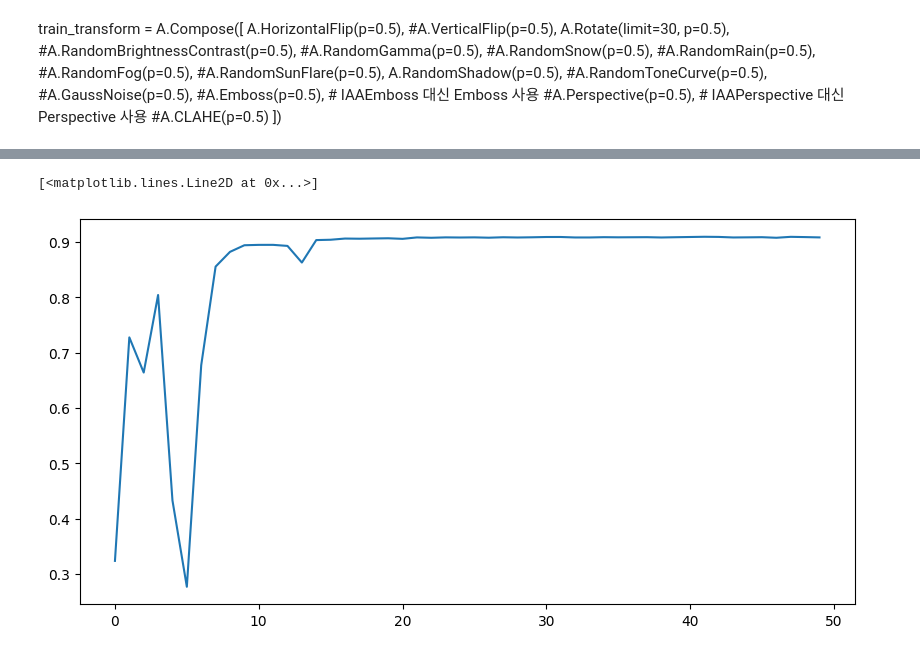
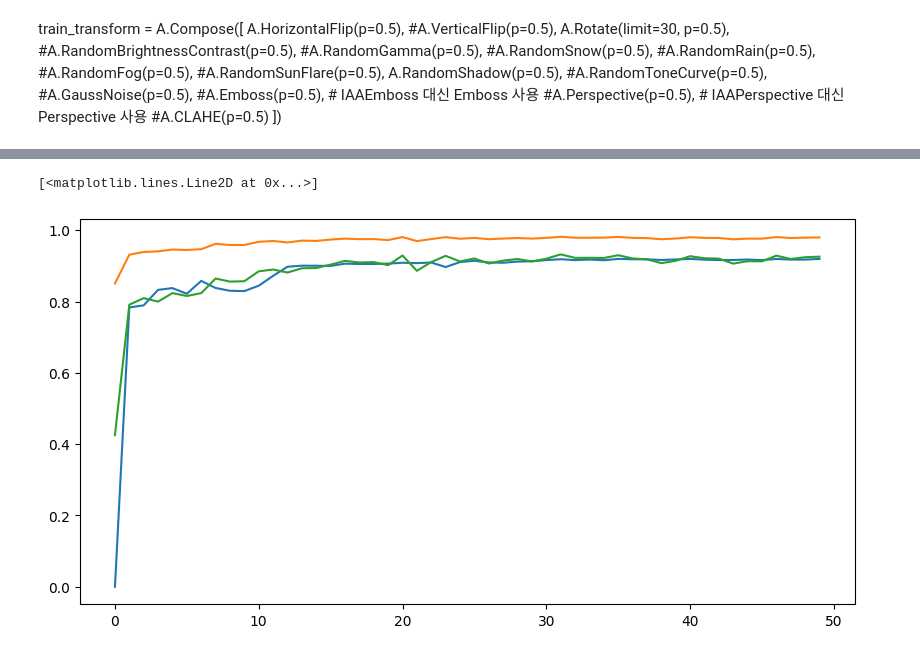
Before and after one commit to kshf59/Ensemble-Net, a Jupyter notebook: dataLoder_segnet.ipynb, the cells around one changed output, grey strips where cells are left out. Saved outputs shown, nothing was run; the diff lists cells and outputs as text; code cells hidden in the pictures.

```diff
--- a/dataLoder_segnet.ipynb
+++ b/dataLoder_segnet.ipynb
@@ -328,6 +348,9 @@ plt.plot(val_losses)
 # %%
 plt.figure(figsize= (10,5))
 plt.plot(valScore_list1)
+plt.plot(val_accs)
+plt.plot(val_mious)
+#plt.show()
 # %% [output]
 [<matplotlib.lines.Line2D at 0x...>]
-[figure, old version]
+[figure, new version]
```
Also changed, not shown: parts of 5 cells of this notebook, 3 other files.
